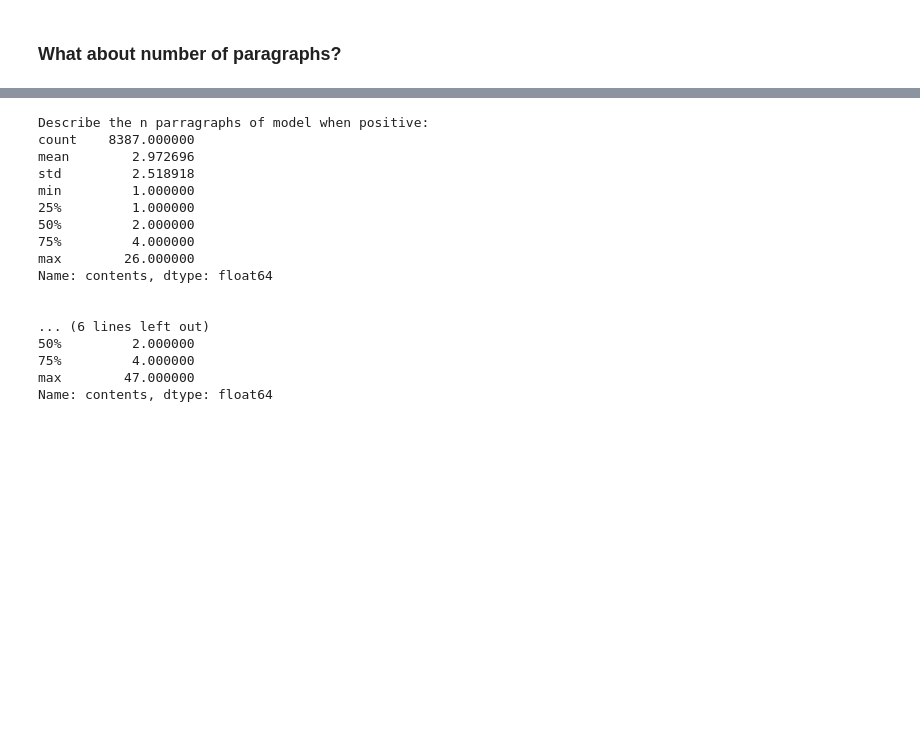
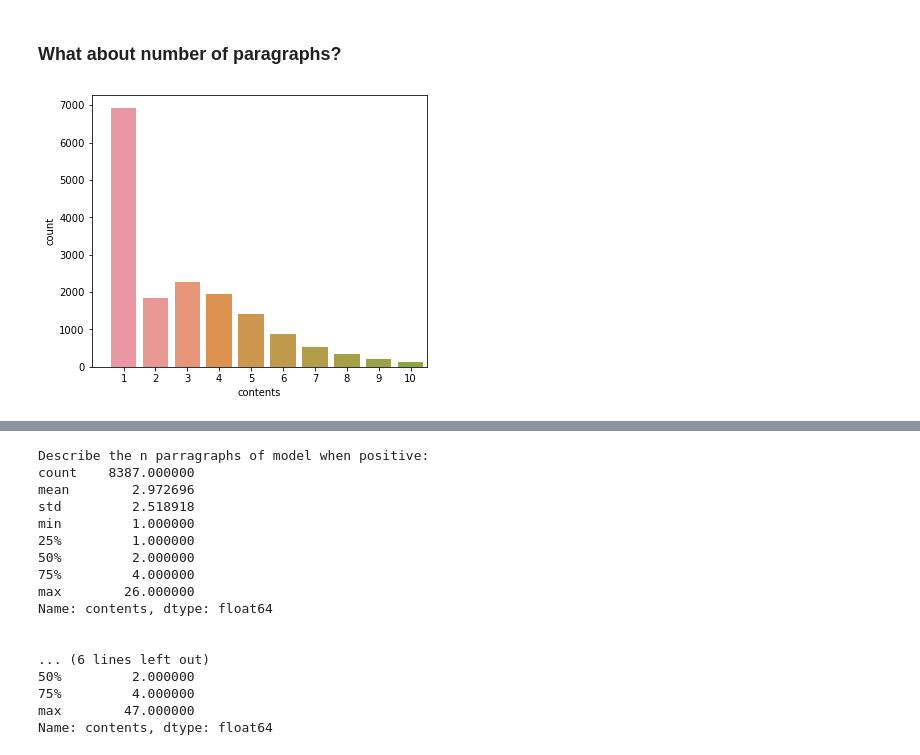
Before and after one commit to sebastianvier/movie_reviews, a Jupyter notebook: multinominal_naive_bayes_models.ipynb, the cells around one changed output, grey strips where cells are left out. Saved outputs shown, nothing was run; the diff lists cells and outputs as text; code cells hidden in the pictures; blank space fills up the shorter version.

```diff
--- a/multinominal_naive_bayes_models.ipynb
+++ b/multinominal_naive_bayes_models.ipynb
@@ -185,3 +263,10 @@ def count_paragraph(x):
     return x.count('<br /><br />') + 1
 # %%
 paragraphs = pd.concat([train_df.contents.apply(count_paragraph), train_df.labels],axis=1)
+# %%
+fig, axs = plt.subplots(1,1, figsize=(6,5))
+axs = sns.countplot(data=paragraphs, x='contents')
+axs.set_xlim(-1,9.5)
+plt.show()
+# %% [output]
+[figure, added]
```
Also changed, not shown: parts of 19 cells of this notebook, 1 other file.
